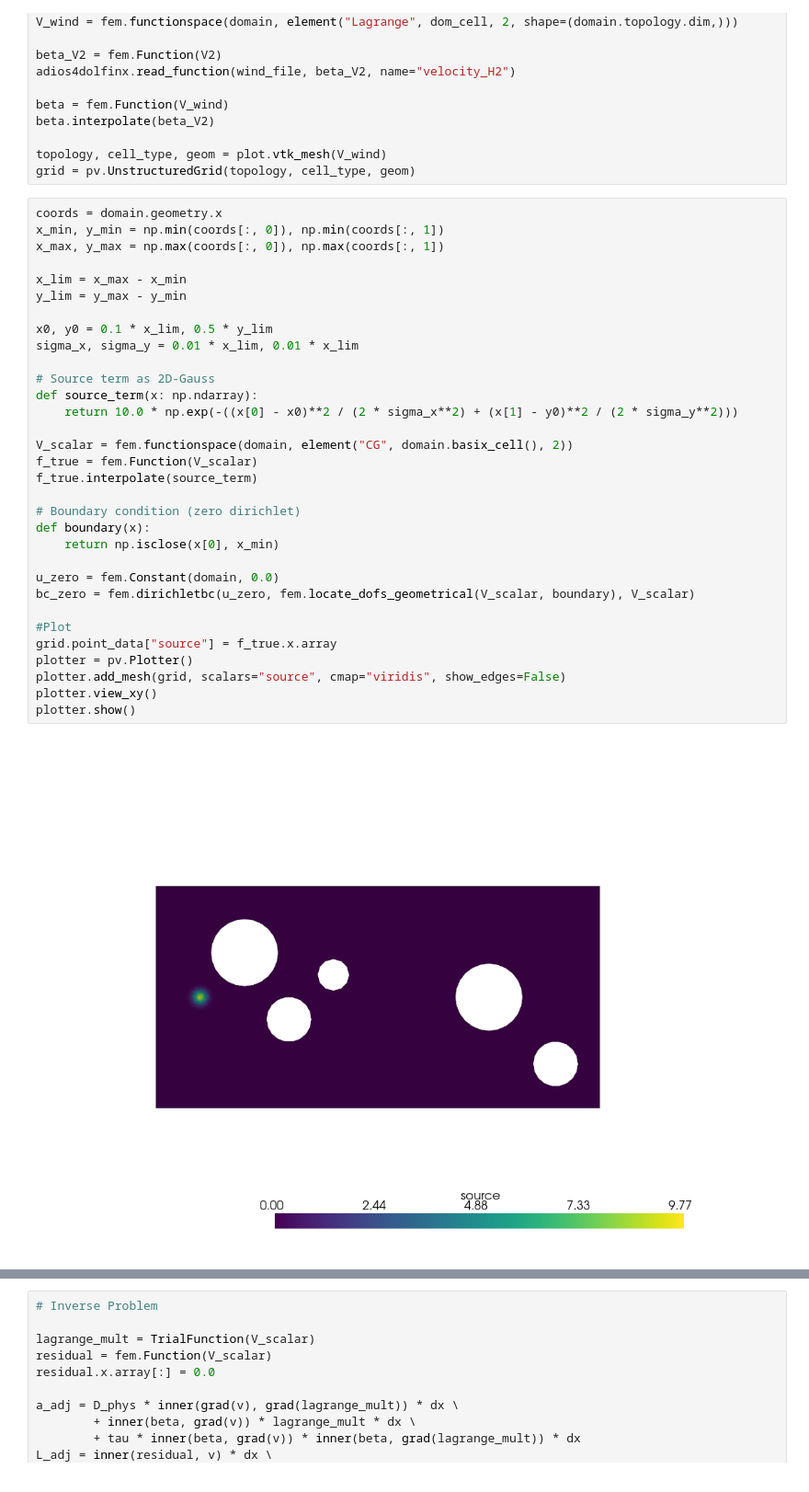
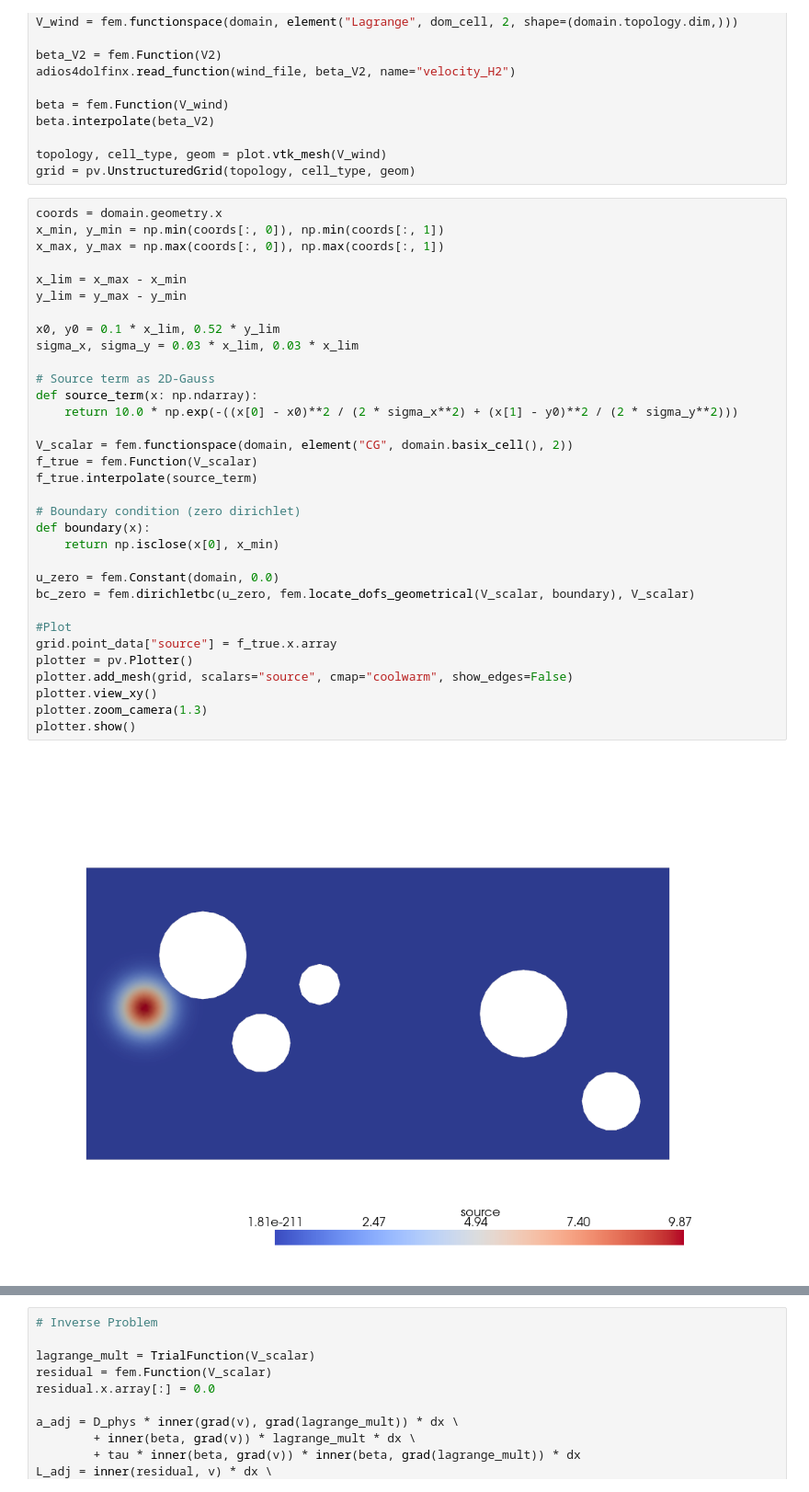
Before and after one commit to domaiii/dispersion_sim, a Jupyter notebook: gas_estimation/inverse_AD_obstacles.ipynb, the cells around one changed output, grey strips where cells are left out. Shown: that part at 92% size. Saved outputs shown, nothing was run; the diff lists cells and outputs as text.

```diff
--- a/gas_estimation/inverse_AD_obstacles.ipynb
+++ b/gas_estimation/inverse_AD_obstacles.ipynb
@@ -30,37 +30,38 @@ grid = pv.UnstructuredGrid(topology, cell_type, geom)
 # %%
 coords = domain.geometry.x
 x_min, y_min = np.min(coords[:, 0]), np.min(coords[:, 1])
 x_max, y_max = np.max(coords[:, 0]), np.max(coords[:, 1])
 
 x_lim = x_max - x_min
 y_lim = y_max - y_min
 
-x0, y0 = 0.1 * x_lim, 0.5 * y_lim
-sigma_x, sigma_y = 0.01 * x_lim, 0.01 * x_lim
+x0, y0 = 0.1 * x_lim, 0.52 * y_lim
+sigma_x, sigma_y = 0.03 * x_lim, 0.03 * x_lim
 
 # Source term as 2D-Gauss
 def source_term(x: np.ndarray):
     return 10.0 * np.exp(-((x[0] - x0)**2 / (2 * sigma_x**2) + (x[1] - y0)**2 / (2 * sigma_y**2)))
 
 V_scalar = fem.functionspace(domain, element("CG", domain.basix_cell(), 2))
 f_true = fem.Function(V_scalar)
 f_true.interpolate(source_term)
 
 # Boundary condition (zero dirichlet)
 def boundary(x):
     return np.isclose(x[0], x_min)
 
 u_zero = fem.Constant(domain, 0.0)
 bc_zero = fem.dirichletbc(u_zero, fem.locate_dofs_geometrical(V_scalar, boundary), V_scalar)
 
 #Plot
 grid.point_data["source"] = f_true.x.array
 plotter = pv.Plotter()
-plotter.add_mesh(grid, scalars="source", cmap="viridis", show_edges=False)
+plotter.add_mesh(grid, scalars="source", cmap="coolwarm", show_edges=False)
 plotter.view_xy()
+plotter.zoom_camera(1.3)
 plotter.show()
 # %% [output]
-[figure, old version]
+[figure, new version]
 # %%
 # Forward simulation
 D_phys = D_phys = fem.Constant(domain, 0.01)
```
Also changed, not shown: parts of 2 cells of this notebook, 9 other files.
